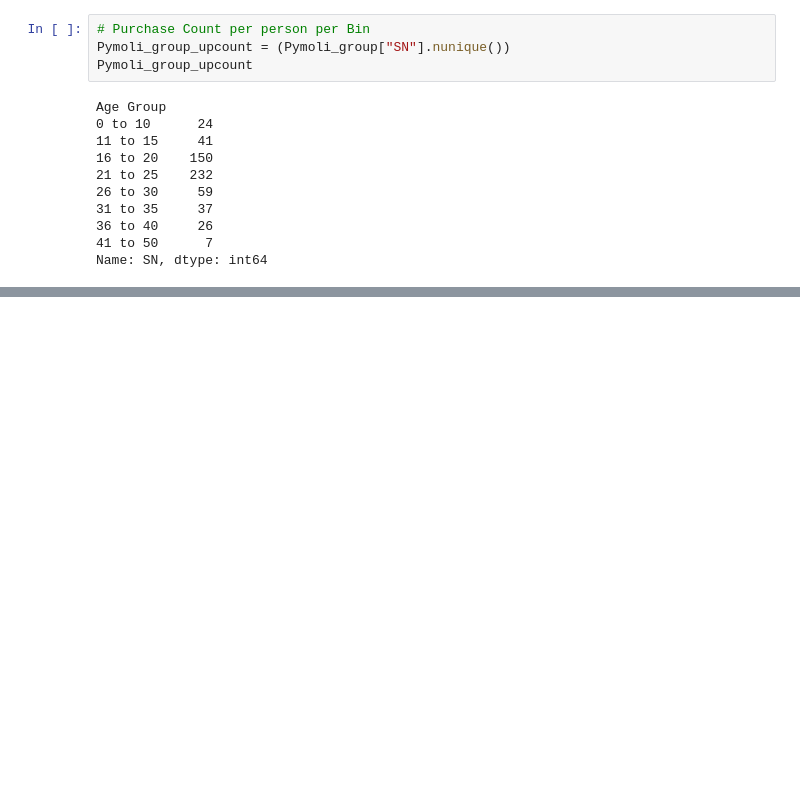
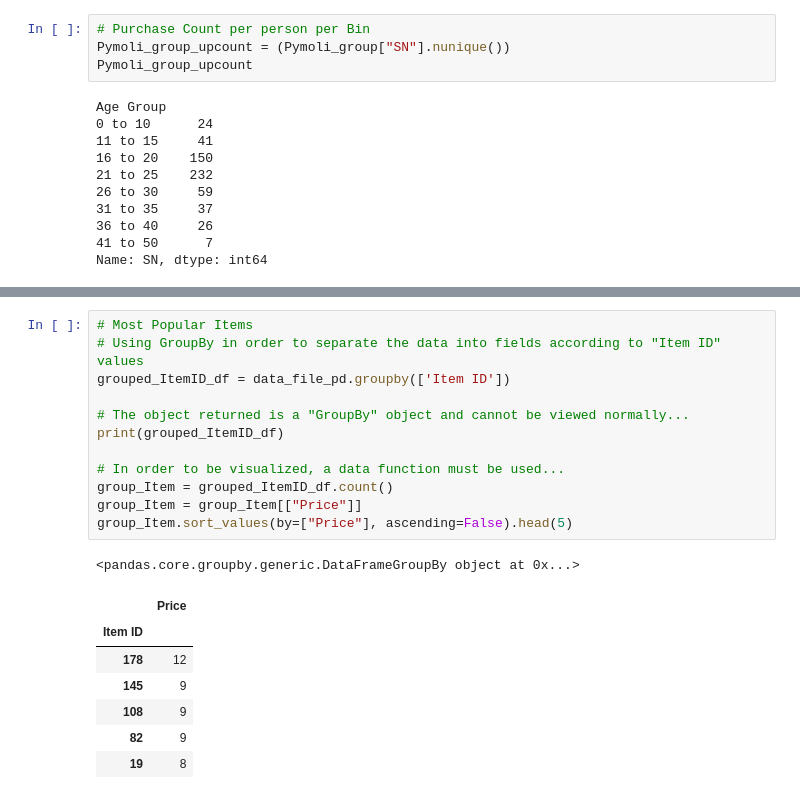
Before and after one commit to tonitiri/Pandas-Challenge, a Jupyter notebook: Heroes_Of_Pymoli.ipynb, the cells around one changed output, grey strips where cells are left out. Drawn from its saved outputs; the diff is of its cells as text; blank space fills up the shorter version.

```diff
--- a/Heroes_Of_Pymoli.ipynb
+++ b/Heroes_Of_Pymoli.ipynb
@@ -299,0 +321,21 @@ Pymoli_group_upmean
+# %%
+# Most Popular Items
+# Using GroupBy in order to separate the data into fields according to "Item ID" values
+grouped_ItemID_df = data_file_pd.groupby(['Item ID'])
+
+# The object returned is a "GroupBy" object and cannot be viewed normally...
+print(grouped_ItemID_df)
+
+# In order to be visualized, a data function must be used...
+group_Item = grouped_ItemID_df.count()
+group_Item = group_Item[["Price"]]
+group_Item.sort_values(by=["Price"], ascending=False).head(5)
+# %% [output]
+<pandas.core.groupby.generic.DataFrameGroupBy object at 0x...>
+|  | Price |
+| Item ID |  |
+| 178 | 12 |
+| 145 | 9 |
+| 108 | 9 |
+| 82 | 9 |
+| 19 | 8 |
```
Also changed, not shown: parts of 5 cells of this notebook.
